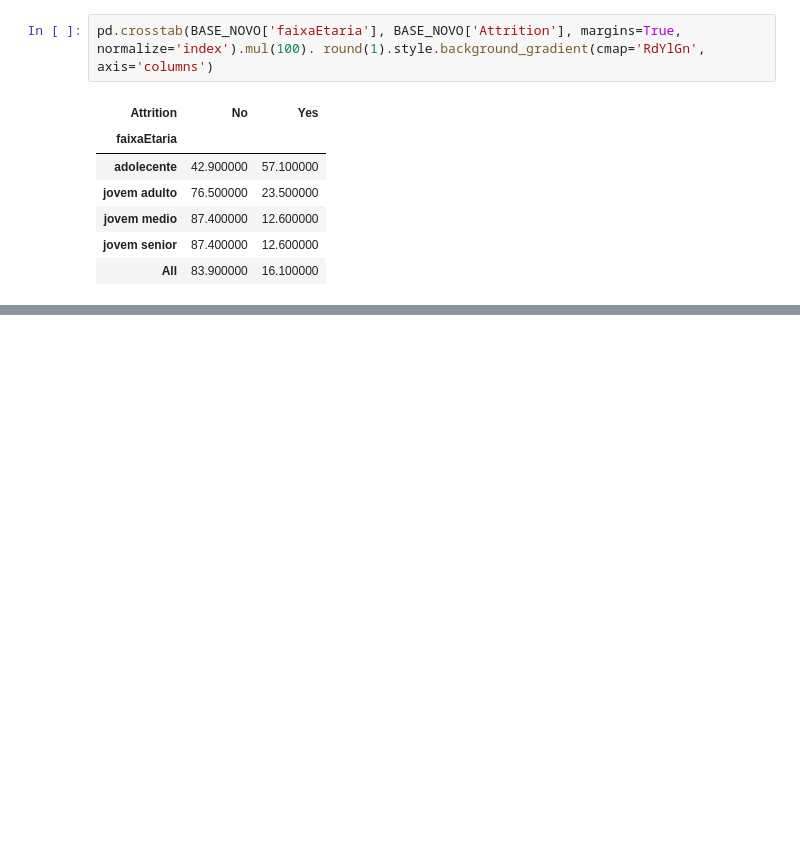
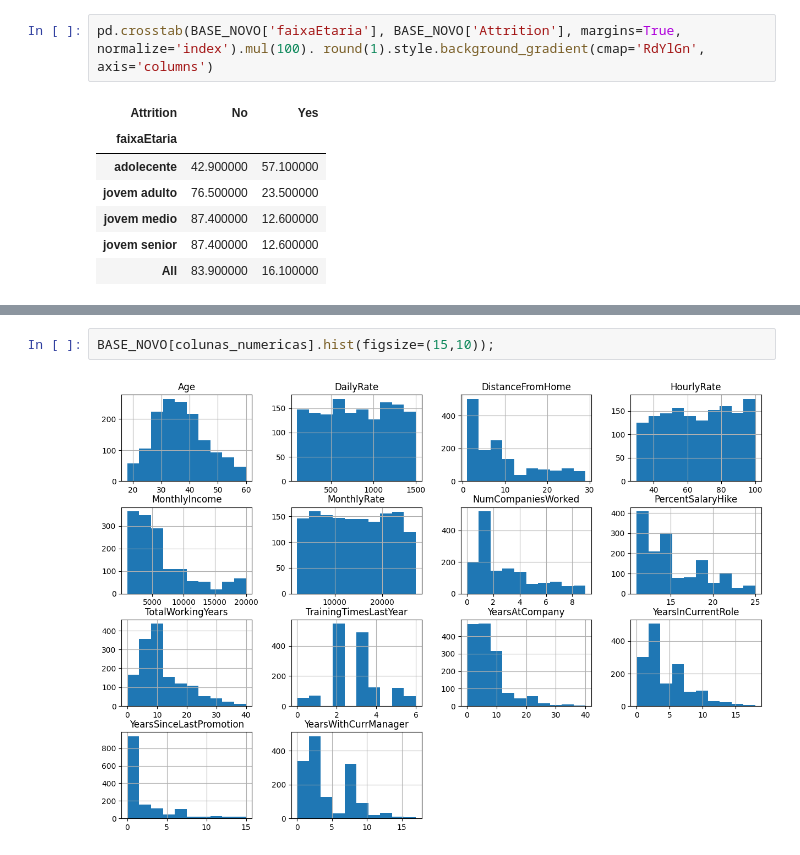
Before and after one commit to OjedaProgramador/Analise_dados_versao_2, a Jupyter notebook: IBM.ipynb, the cells around one changed output, grey strips where cells are left out. Drawn from its saved outputs; the diff is of its cells as text; blank space fills up the shorter version.

```diff
--- a/IBM.ipynb
+++ b/IBM.ipynb
@@ -559,0 +589,4 @@ pd.crosstab(BASE_NOVO['faixaEtaria'], BASE_NOVO['Attrition'], margins=True, norm
+# %%
+BASE_NOVO[colunas_numericas].hist(figsize=(15,10));
+# %% [output]
+[figure, added]
```
Also changed, not shown: parts of 4 cells of this notebook.
